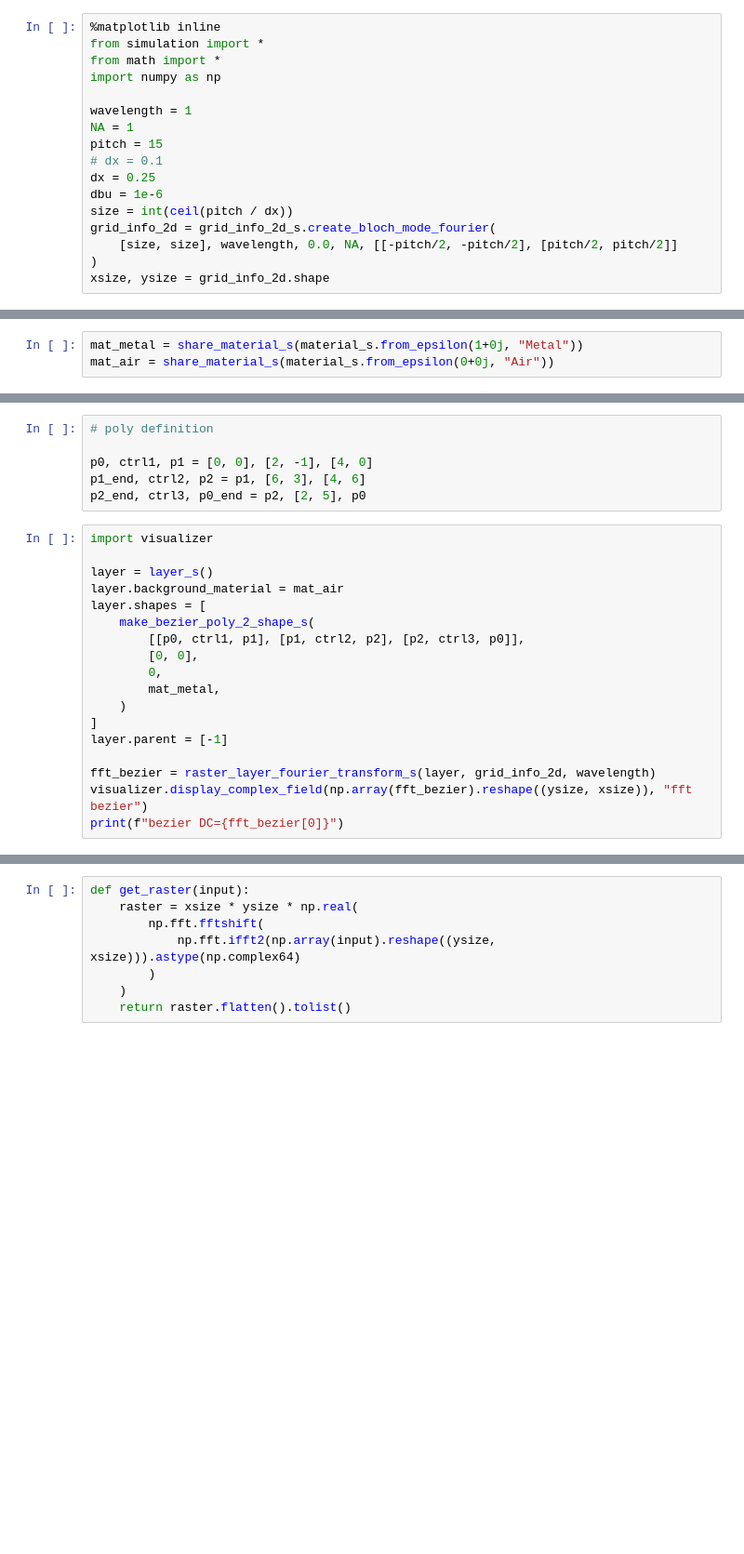
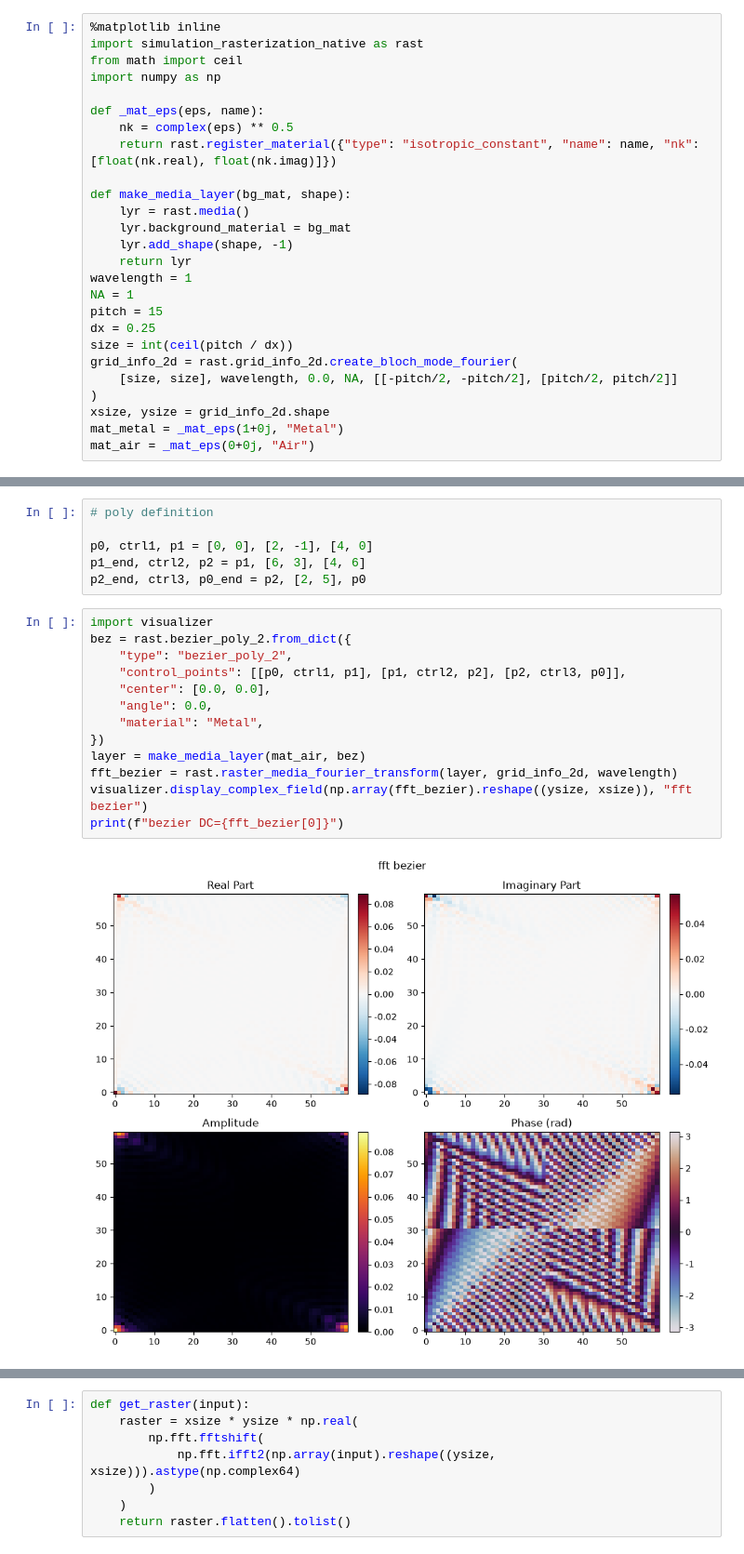
Before and after one commit to likooooo/simulation_assets, a Jupyter notebook: ipynb/simulation/update/rasterization/curvilinear _mask_rasterization.ipynb, the cells around one changed output, grey strips where cells are left out. Shown at 93% size. Drawn from its saved outputs; the diff is of its cells as text; blank space fills up the shorter version.

```diff
--- a/ipynb/simulation/update/rasterization/curvilinear _mask_rasterization.ipynb
+++ b/ipynb/simulation/update/rasterization/curvilinear _mask_rasterization.ipynb
@@ -1,17 +1,26 @@
 # %%
 %matplotlib inline
-from simulation import *
-from math import *
+import simulation_rasterization_native as rast
+from math import ceil
 import numpy as np
 
+def _mat_eps(eps, name):
+    nk = complex(eps) ** 0.5
+    return rast.register_material({"type": "isotropic_constant", "name": name, "nk": [float(nk.real), float(nk.imag)]})
+
+def make_media_layer(bg_mat, shape):
+    lyr = rast.media()
+    lyr.background_material = bg_mat
+    lyr.add_shape(shape, -1)
+    return lyr
 wavelength = 1
 NA = 1
 pitch = 15
-# dx = 0.1
 dx = 0.25
-dbu = 1e-6
 size = int(ceil(pitch / dx))
-grid_info_2d = grid_info_2d_s.create_bloch_mode_fourier(
+grid_info_2d = rast.grid_info_2d.create_bloch_mode_fourier(
     [size, size], wavelength, 0.0, NA, [[-pitch/2, -pitch/2], [pitch/2, pitch/2]]
 )
 xsize, ysize = grid_info_2d.shape
+mat_metal = _mat_eps(1+0j, "Metal")
+mat_air = _mat_eps(0+0j, "Air")
@@ -20,3 +48,0 @@ print(grid_info_2d)
-# %%
-mat_metal = share_material_s(material_s.from_epsilon(1+0j, "Metal"))
-mat_air = share_material_s(material_s.from_epsilon(0+0j, "Air"))
@@ -28,19 +56,16 @@ p1_end, ctrl2, p2 = p1, [6, 3], [4, 6]
 p2_end, ctrl3, p0_end = p2, [2, 5], p0
 # %%
 import visualizer
-
-layer = layer_s()
-layer.background_material = mat_air
-layer.shapes = [
-    make_bezier_poly_2_shape_s(
-        [[p0, ctrl1, p1], [p1, ctrl2, p2], [p2, ctrl3, p0]],
-        [0, 0],
-        0,
-        mat_metal,
-    )
-]
-layer.parent = [-1]
-
-fft_bezier = raster_layer_fourier_transform_s(layer, grid_info_2d, wavelength)
+bez = rast.bezier_poly_2.from_dict({
+    "type": "bezier_poly_2",
+    "control_points": [[p0, ctrl1, p1], [p1, ctrl2, p2], [p2, ctrl3, p0]],
+    "center": [0.0, 0.0],
+    "angle": 0.0,
+    "material": "Metal",
+})
+layer = make_media_layer(mat_air, bez)
+fft_bezier = rast.raster_media_fourier_transform(layer, grid_info_2d, wavelength)
 visualizer.display_complex_field(np.array(fft_bezier).reshape((ysize, xsize)), "fft bezier")
 print(f"bezier DC={fft_bezier[0]}")
+# %% [output]
+[figure, added]
```
Also changed, not shown: parts of 13 cells of this notebook, 21 other files.
